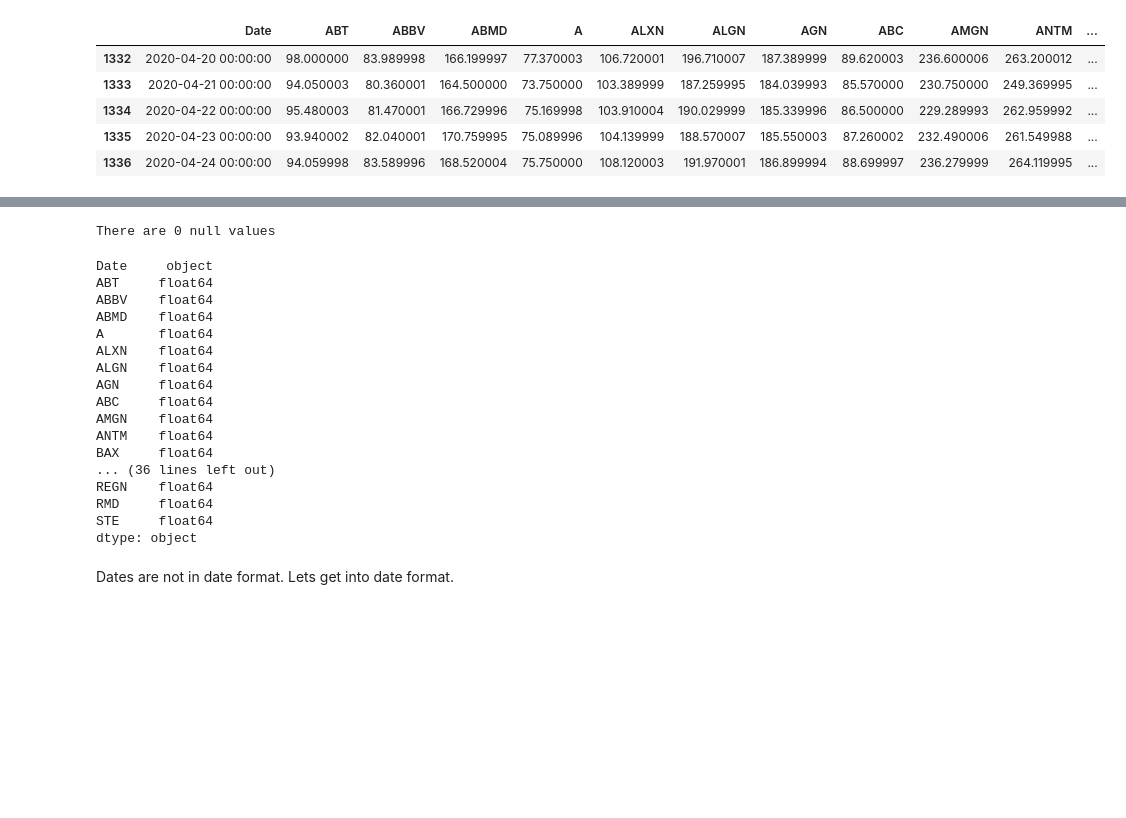
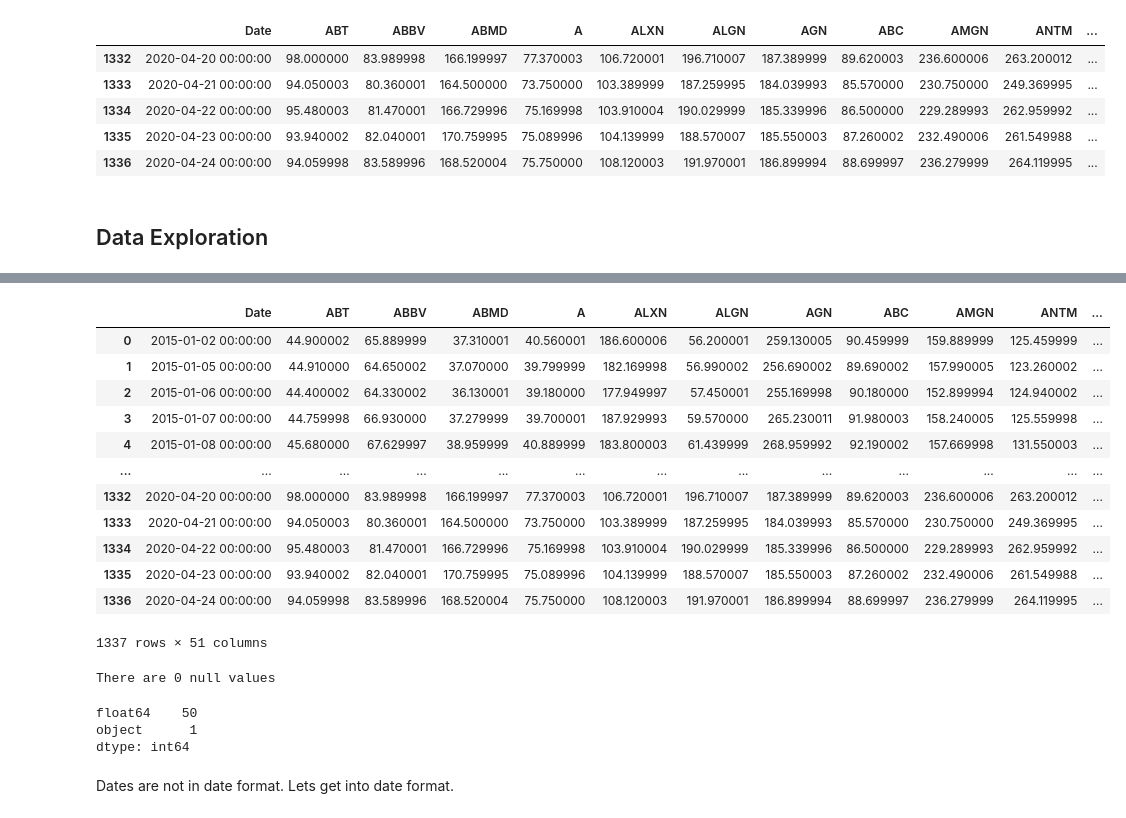
Before and after one commit to dustinak80/Deep_Learning, a Jupyter notebook: HW3/HW3.ipynb, the cells around one changed output, grey strips where cells are left out. Cells and saved outputs as stored; diff of their text form; code cells hidden in the pictures; blank space fills up the shorter version.

```diff
--- a/HW3/HW3.ipynb
+++ b/HW3/HW3.ipynb
@@ -46,3 +28,5 @@ stocks.tail()
 | 1334 | 2020-04-22 00:00:00 | 95.480003 | 81.470001 | 166.729996 | 75.169998 | 103.910004 | 190.029999 | 185.339996 | 86.500000 | 229.289993 | 262.959992 | ... |
 | 1335 | 2020-04-23 00:00:00 | 93.940002 | 82.040001 | 170.759995 | 75.089996 | 104.139999 | 188.570007 | 185.550003 | 87.260002 | 232.490006 | 261.549988 | ... |
 | 1336 | 2020-04-24 00:00:00 | 94.059998 | 83.589996 | 168.520004 | 75.750000 | 108.120003 | 191.970001 | 186.899994 | 88.699997 | 236.279999 | 264.119995 | ... |
+# %% [markdown]
+## Data Exploration
@@ -48,0 +37,3 @@ stocks.tail()
+# %%
+data_table.DataTable(stocks, include_index=False, num_rows_per_page=5)
+# %% [output]
@@ -49,3 +41,16 @@ stocks.tail()
+|  | Date | ABT | ABBV | ABMD | A | ALXN | ALGN | AGN | ABC | AMGN | ANTM | ... |
+| 0 | 2015-01-02 00:00:00 | 44.900002 | 65.889999 | 37.310001 | 40.560001 | 186.600006 | 56.200001 | 259.130005 | 90.459999 | 159.889999 | 125.459999 | ... |
+| 1 | 2015-01-05 00:00:00 | 44.910000 | 64.650002 | 37.070000 | 39.799999 | 182.169998 | 56.990002 | 256.690002 | 89.690002 | 157.990005 | 123.260002 | ... |
+| 2 | 2015-01-06 00:00:00 | 44.400002 | 64.330002 | 36.130001 | 39.180000 | 177.949997 | 57.450001 | 255.169998 | 90.180000 | 152.899994 | 124.940002 | ... |
+| 3 | 2015-01-07 00:00:00 | 44.759998 | 66.930000 | 37.279999 | 39.700001 | 187.929993 | 59.570000 | 265.230011 | 91.980003 | 158.240005 | 125.559998 | ... |
+| 4 | 2015-01-08 00:00:00 | 45.680000 | 67.629997 | 38.959999 | 40.889999 | 183.800003 | 61.439999 | 268.959992 | 92.190002 | 157.669998 | 131.550003 | ... |
+| ... | ... | ... | ... | ... | ... | ... | ... | ... | ... | ... | ... | ... |
+| 1332 | 2020-04-20 00:00:00 | 98.000000 | 83.989998 | 166.199997 | 77.370003 | 106.720001 | 196.710007 | 187.389999 | 89.620003 | 236.600006 | 263.200012 | ... |
+| 1333 | 2020-04-21 00:00:00 | 94.050003 | 80.360001 | 164.500000 | 73.750000 | 103.389999 | 187.259995 | 184.039993 | 85.570000 | 230.750000 | 249.369995 | ... |
+| 1334 | 2020-04-22 00:00:00 | 95.480003 | 81.470001 | 166.729996 | 75.169998 | 103.910004 | 190.029999 | 185.339996 | 86.500000 | 229.289993 | 262.959992 | ... |
+| 1335 | 2020-04-23 00:00:00 | 93.940002 | 82.040001 | 170.759995 | 75.089996 | 104.139999 | 188.570007 | 185.550003 | 87.260002 | 232.490006 | 261.549988 | ... |
+| 1336 | 2020-04-24 00:00:00 | 94.059998 | 83.589996 | 168.520004 | 75.750000 | 108.120003 | 191.970001 | 186.899994 | 88.699997 | 236.279999 | 264.119995 | ... |
+1337 rows × 51 columns
 # %%
 #any nulls?
 print('There are {} null values\n'.format(stocks.isnull().sum().sum()))
@@ -53,25 +58,11 @@ print('There are {} null values\n'.format(stocks.isnull().sum().sum()))
 There are 0 null values
 # %%
 #what are the dtypes of the columns
-stocks.dtypes
+stocks.dtypes.value_counts()
 # %% [output]
-Date     object
-ABT     float64
-ABBV    float64
-ABMD    float64
-A       float64
-ALXN    float64
-ALGN    float64
-AGN     float64
-ABC     float64
-AMGN    float64
-ANTM    float64
-BAX     float64
-... (36 lines left out)
-REGN    float64
-RMD     float64
-STE     float64
-dtype: object
+float64    50
+object      1
+dtype: int64
 # %% [markdown]
 Dates are not in date format. Lets get into date format.
 # %%
```
Also changed, not shown: parts of 19 cells of this notebook.
